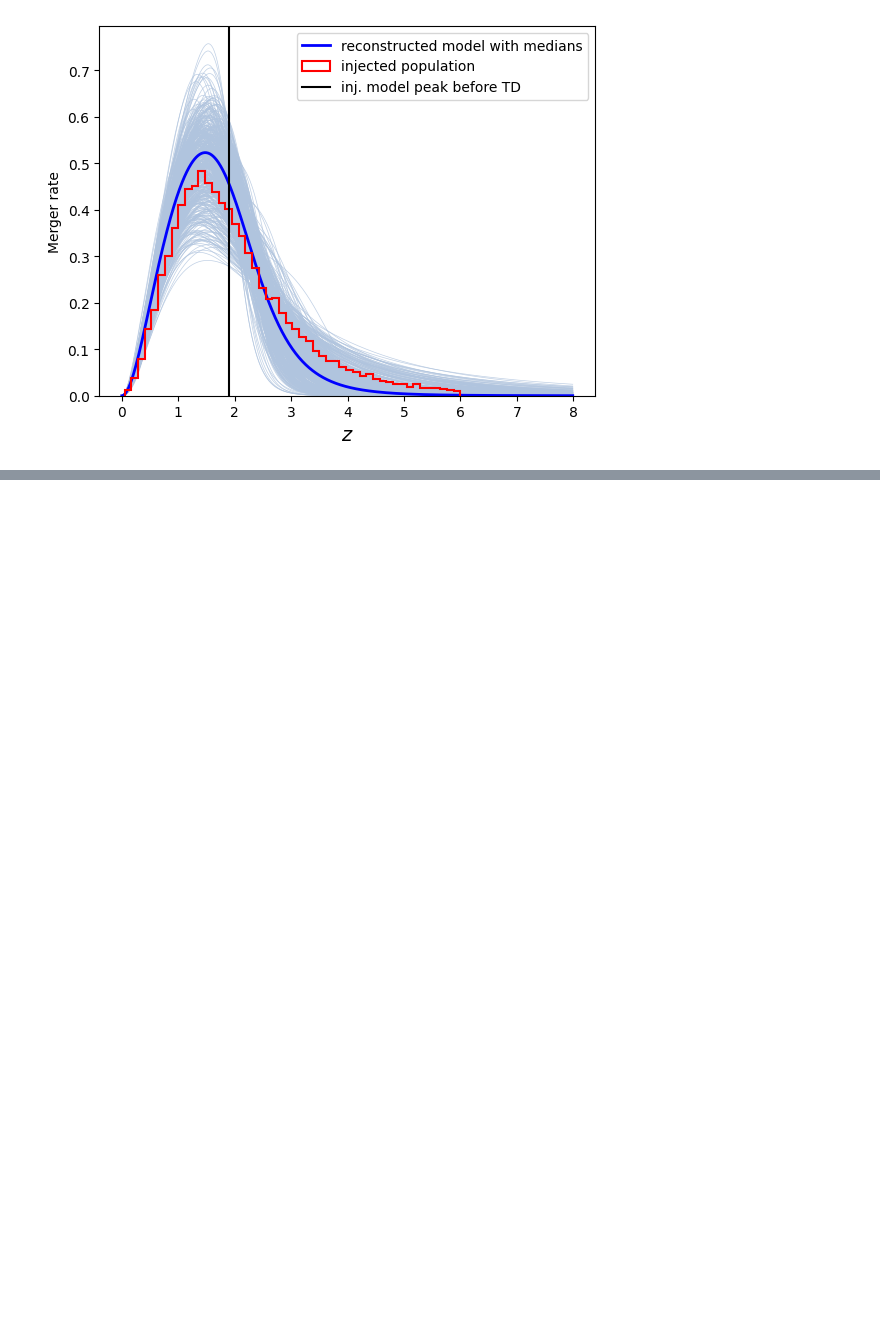
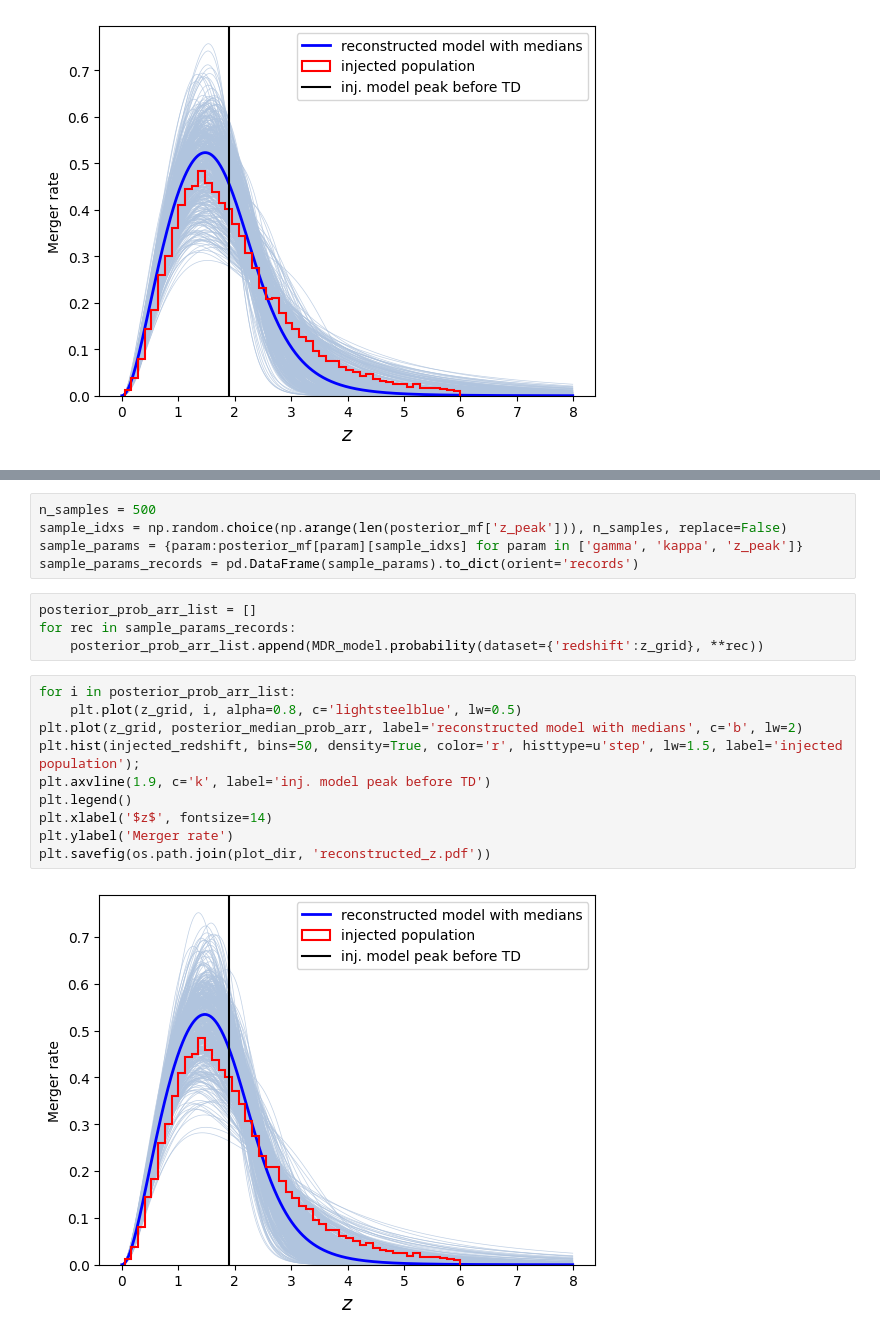
Before and after one commit to divyajyoti09/next_gen_detect, a Jupyter notebook: A-sharp_z_peak_mapping/plot_gwpop_results.ipynb, the cells around one changed output, grey strips where cells are left out. Saved outputs shown, nothing was run; the diff lists cells and outputs as text; blank space fills up the shorter version.

```diff
--- a/A-sharp_z_peak_mapping/plot_gwpop_results.ipynb
+++ b/A-sharp_z_peak_mapping/plot_gwpop_results.ipynb
@@ -99,0 +157,21 @@ plt.savefig(os.path.join(plot_dir, 'reconstructed_z.pdf'))
+# %%
+n_samples = 500
+sample_idxs = np.random.choice(np.arange(len(posterior_mf['z_peak'])), n_samples, replace=False)
+sample_params = {param:posterior_mf[param][sample_idxs] for param in ['gamma', 'kappa', 'z_peak']}
+sample_params_records = pd.DataFrame(sample_params).to_dict(orient='records')
+# %%
+posterior_prob_arr_list = []
+for rec in sample_params_records:
+    posterior_prob_arr_list.append(MDR_model.probability(dataset={'redshift':z_grid}, **rec))
+# %%
+for i in posterior_prob_arr_list:
+    plt.plot(z_grid, i, alpha=0.8, c='lightsteelblue', lw=0.5)
+plt.plot(z_grid, posterior_median_prob_arr, label='reconstructed model with medians', c='b', lw=2)
+plt.hist(injected_redshift, bins=50, density=True, color='r', histtype=u'step', lw=1.5, label='injected population');
+plt.axvline(1.9, c='k', label='inj. model peak before TD')
+plt.legend()
+plt.xlabel('$z$', fontsize=14)
+plt.ylabel('Merger rate')
+plt.savefig(os.path.join(plot_dir, 'reconstructed_z.pdf'))
+# %% [output]
+[figure, added]
```
Also changed, not shown: parts of 12 cells of this notebook, 2 other files.
